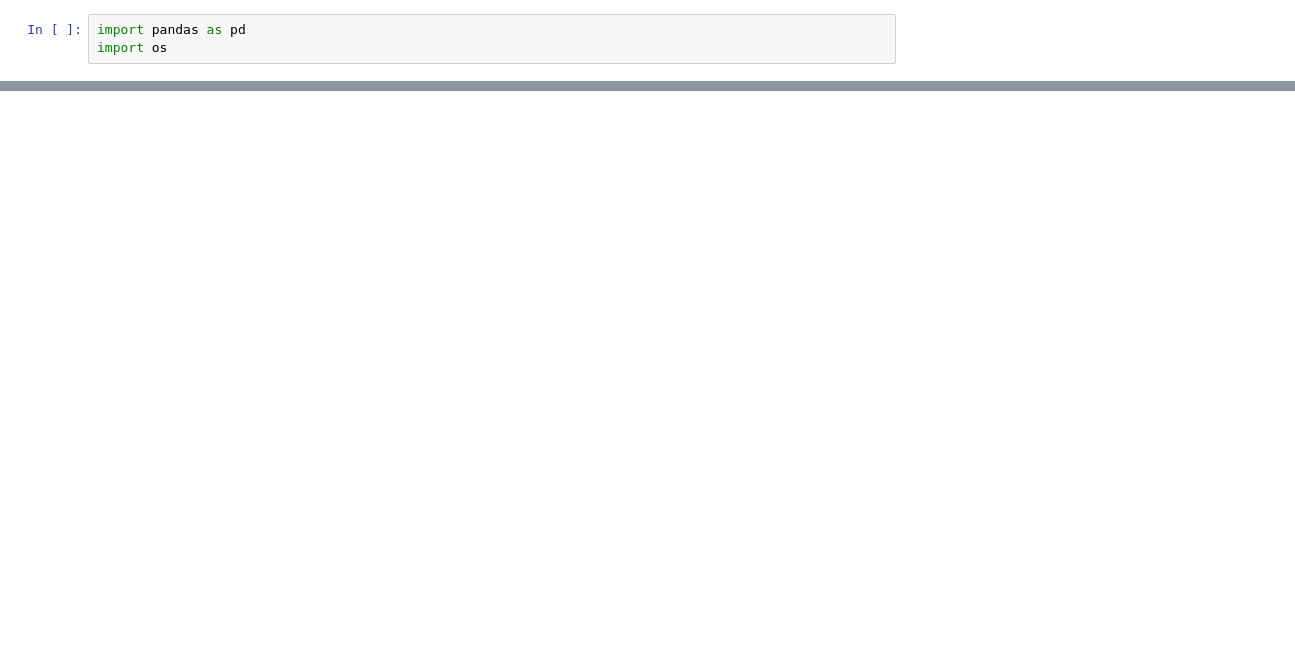
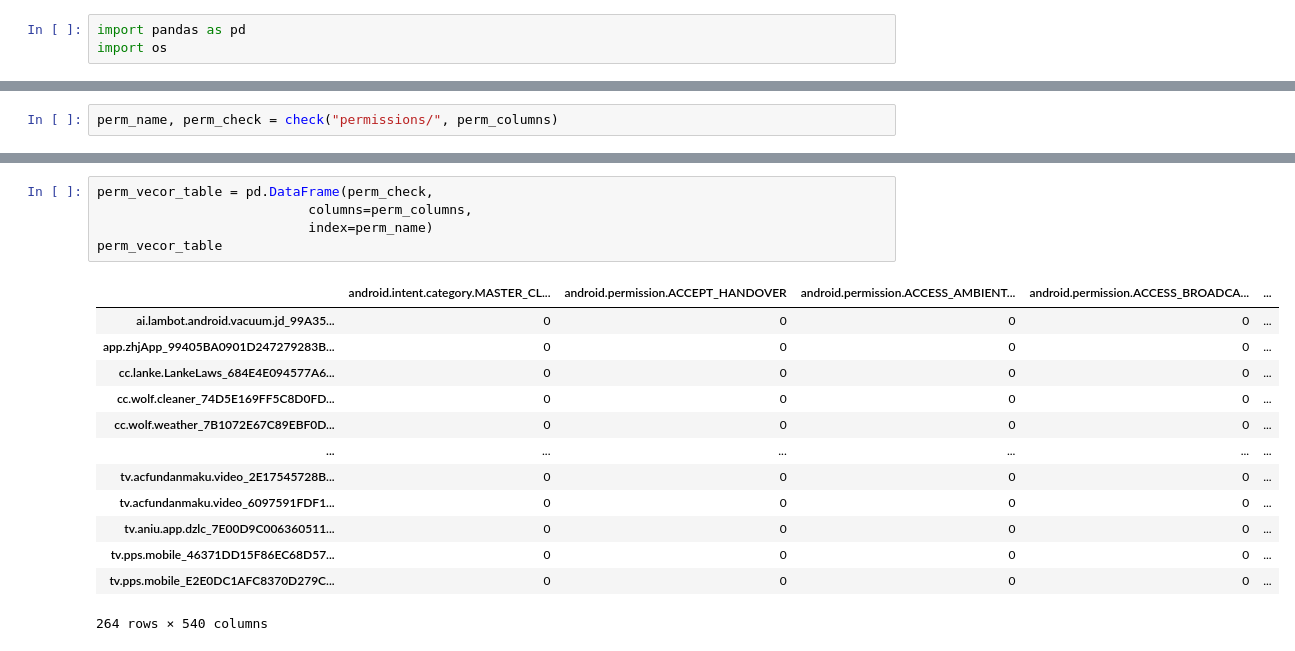
Before and after one commit to Sermadl/Exp, a Jupyter notebook: create_vector_table.ipynb, the cells around one changed output, grey strips where cells are left out. Drawn from its saved outputs; the diff is of its cells as text; blank space fills up the shorter version.

```diff
--- a/create_vector_table.ipynb
+++ b/create_vector_table.ipynb
@@ -56,0 +64,2 @@ api_check
+# %%
+perm_name, perm_check = check("permissions/", perm_columns)
@@ -64,0 +97,19 @@ TypeError: __init__() got an unexpected keyword argument 'column'
+# %%
+perm_vecor_table = pd.DataFrame(perm_check,
+                           columns=perm_columns,
+                           index=perm_name)
+perm_vecor_table
+# %% [output]
+|  | android.intent.category.MASTER_CL... | android.permission.ACCEPT_HANDOVER | android.permission.ACCESS_AMBIENT... | android.permission.ACCESS_BROADCA... | ... |
+| ai.lambot.android.vacuum.jd_99A35... | 0 | 0 | 0 | 0 | ... |
+| app.zhjApp_99405BA0901D247279283B... | 0 | 0 | 0 | 0 | ... |
+| cc.lanke.LankeLaws_684E4E094577A6... | 0 | 0 | 0 | 0 | ... |
+| cc.wolf.cleaner_74D5E169FF5C8D0FD... | 0 | 0 | 0 | 0 | ... |
+| cc.wolf.weather_7B1072E67C89EBF0D... | 0 | 0 | 0 | 0 | ... |
+| ... | ... | ... | ... | ... | ... |
+| tv.acfundanmaku.video_2E17545728B... | 0 | 0 | 0 | 0 | ... |
+| tv.acfundanmaku.video_6097591FDF1... | 0 | 0 | 0 | 0 | ... |
+| tv.aniu.app.dzlc_7E00D9C006360511... | 0 | 0 | 0 | 0 | ... |
+| tv.pps.mobile_46371DD15F86EC68D57... | 0 | 0 | 0 | 0 | ... |
+| tv.pps.mobile_E2E0DC1AFC8370D279C... | 0 | 0 | 0 | 0 | ... |
+264 rows × 540 columns
```
Also changed, not shown: parts of 6 cells of this notebook.
